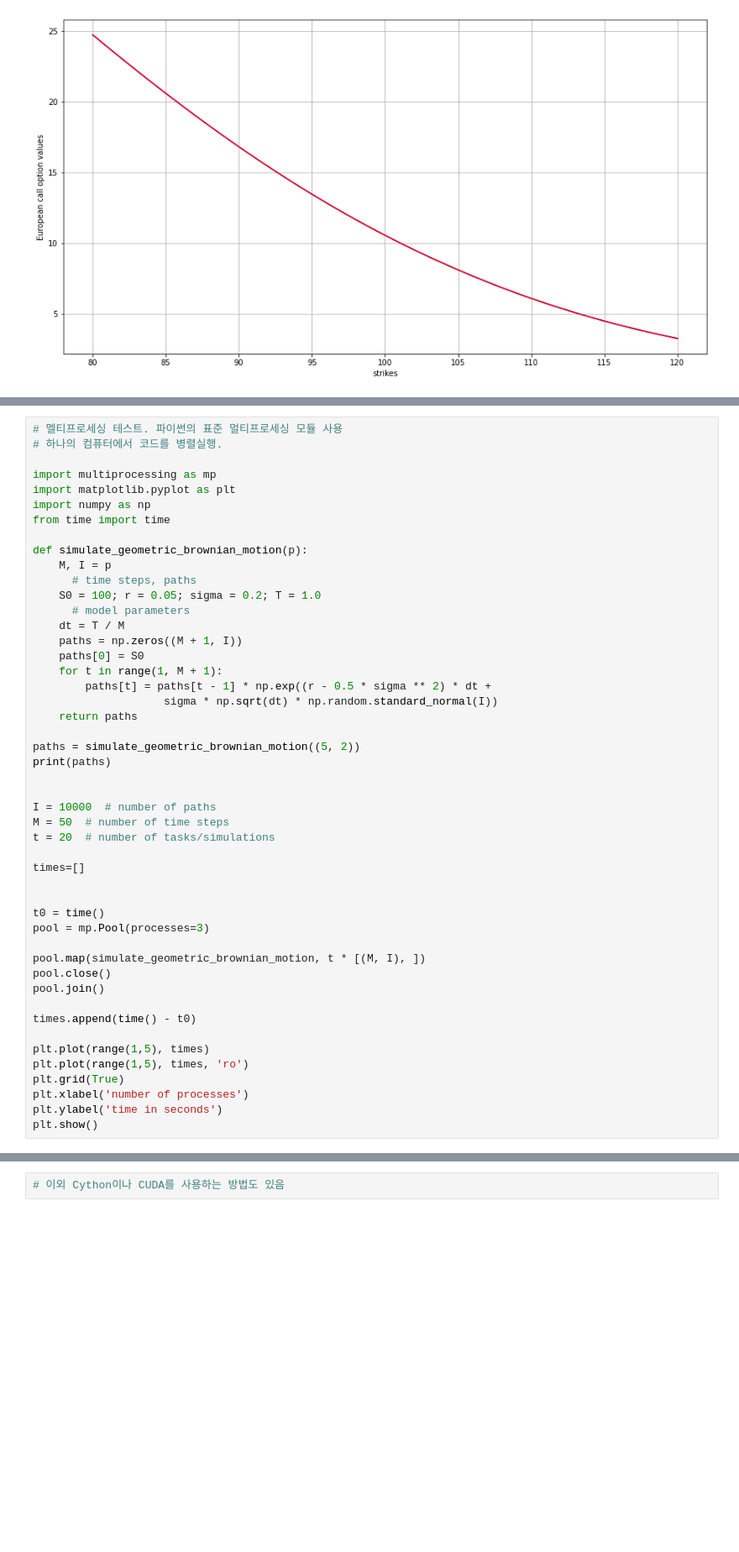
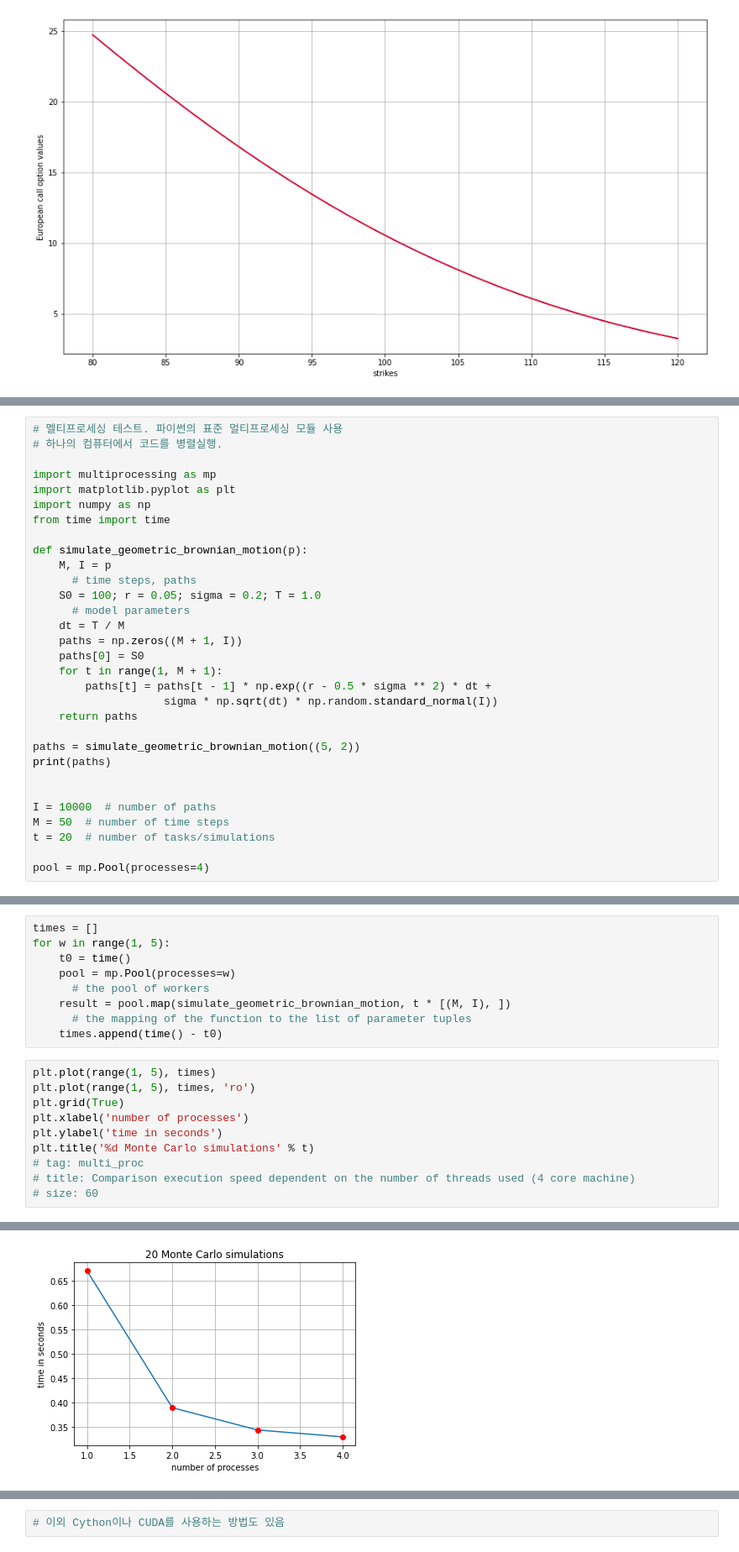
Before and after one commit to nosy0411/Programming_for_Finance, a Jupyter notebook: 4.Derivatives/parallel_programming.ipynb, the cells around one changed output, grey strips where cells are left out. Shown: that part at 84% size. Cells and saved outputs as stored; diff of their text form; blank space fills up the shorter version.

```diff
--- a/4.Derivatives/parallel_programming.ipynb
+++ b/4.Derivatives/parallel_programming.ipynb
@@ -367,23 +372,6 @@ I = 10000  # number of paths
 M = 50  # number of time steps
 t = 20  # number of tasks/simulations
 
-times=[]
-
-
-t0 = time()
-pool = mp.Pool(processes=3)
-
-pool.map(simulate_geometric_brownian_motion, t * [(M, I), ])
-pool.close()
-pool.join()
-
-times.append(time() - t0)
-
-plt.plot(range(1,5), times)
-plt.plot(range(1,5), times, 'ro')
-plt.grid(True)
-plt.xlabel('number of processes')
-plt.ylabel('time in seconds')
-plt.show()
+pool = mp.Pool(processes=4)
 # %% [output]
 [[100.         100.        ]
@@ -394,0 +405,20 @@ plt.show()
+# %%
+times = []
+for w in range(1, 5):
+    t0 = time()
+    pool = mp.Pool(processes=w)
+      # the pool of workers
+    result = pool.map(simulate_geometric_brownian_motion, t * [(M, I), ])
+      # the mapping of the function to the list of parameter tuples
+    times.append(time() - t0)
+# %%
+plt.plot(range(1, 5), times)
+plt.plot(range(1, 5), times, 'ro')
+plt.grid(True)
+plt.xlabel('number of processes')
+plt.ylabel('time in seconds')
+plt.title('%d Monte Carlo simulations' % t)
+# tag: multi_proc
+# title: Comparison execution speed dependent on the number of threads used (4 core machine)
+# size: 60
+# %% [output]
@@ -395,3 +426,4 @@ plt.show()
+[figure, added]
 # %%
 # 동적 컴파일 numba
 # 오류 관련 : https://github.com/numba/numba/issues/5600
```
Also changed, not shown: parts of 23 cells of this notebook, 8 other files.
